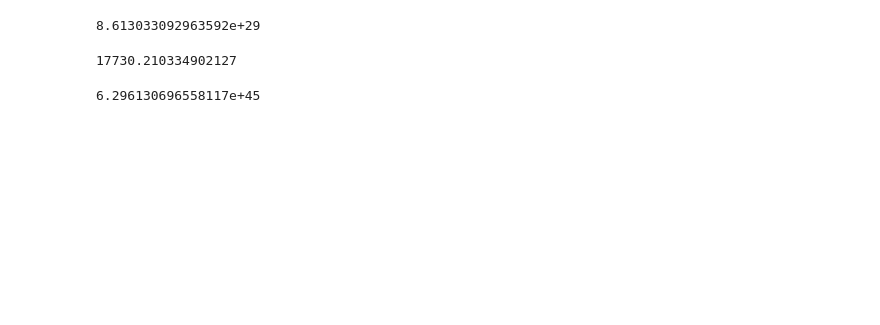
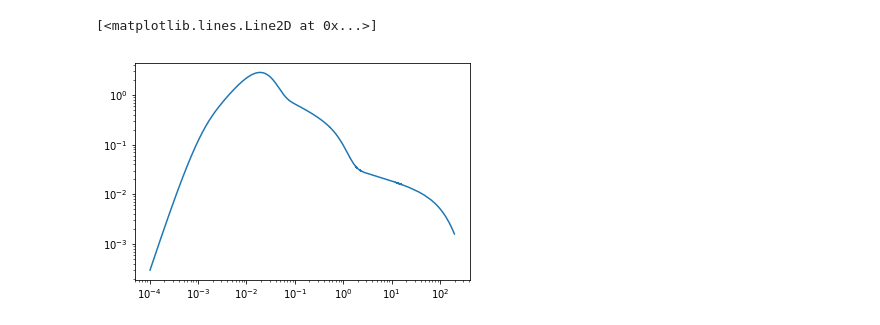
Before and after one commit to arnauqb/qsosed, a Jupyter notebook: tests.ipynb, the cells around one changed output. Cells and saved outputs as stored; diff of their text form; code cells hidden in the pictures; blank space fills up the shorter version.

```diff
--- a/tests.ipynb
+++ b/tests.ipynb
@@ -4 +10,9 @@ import numpy as np
+# %%
+xspec = np.loadtxt("/home/arnau/sed.txt")
+plt.loglog(xspec[:,0], xspec[:,1])
+#plt.xlim(1e-3, 100)
+#plt.ylim(4e-3, 0.3)
+# %% [output]
+[<matplotlib.lines.Line2D at 0x...>]
+[figure, added]
 # %%
@@ -6,12 +19,0 @@ sed_test = sed.SED()
-# %%
-sed_test.disc_spectral_luminosity(1e15)
-# %% [output]
-8.613033092963592e+29
-# %%
-sed_test.disc_nt_temperature4(200)**(1./4.)
-# %% [output]
-17730.210334902127
-# %%
-sed_test.disc_luminosity()
-# %% [output]
-6.296130696558117e+45
```
Also changed, not shown: parts of 15 cells of this notebook, 1 other file.
